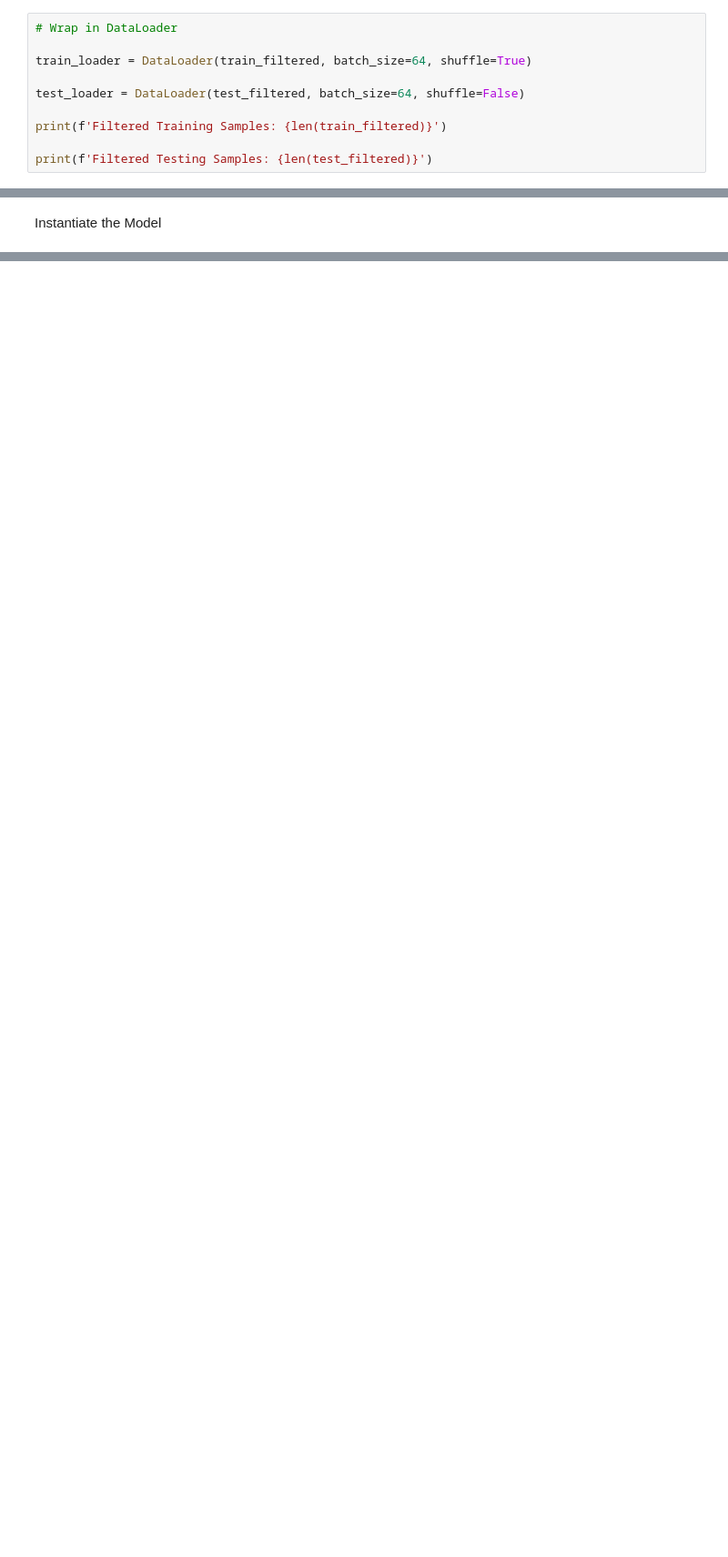
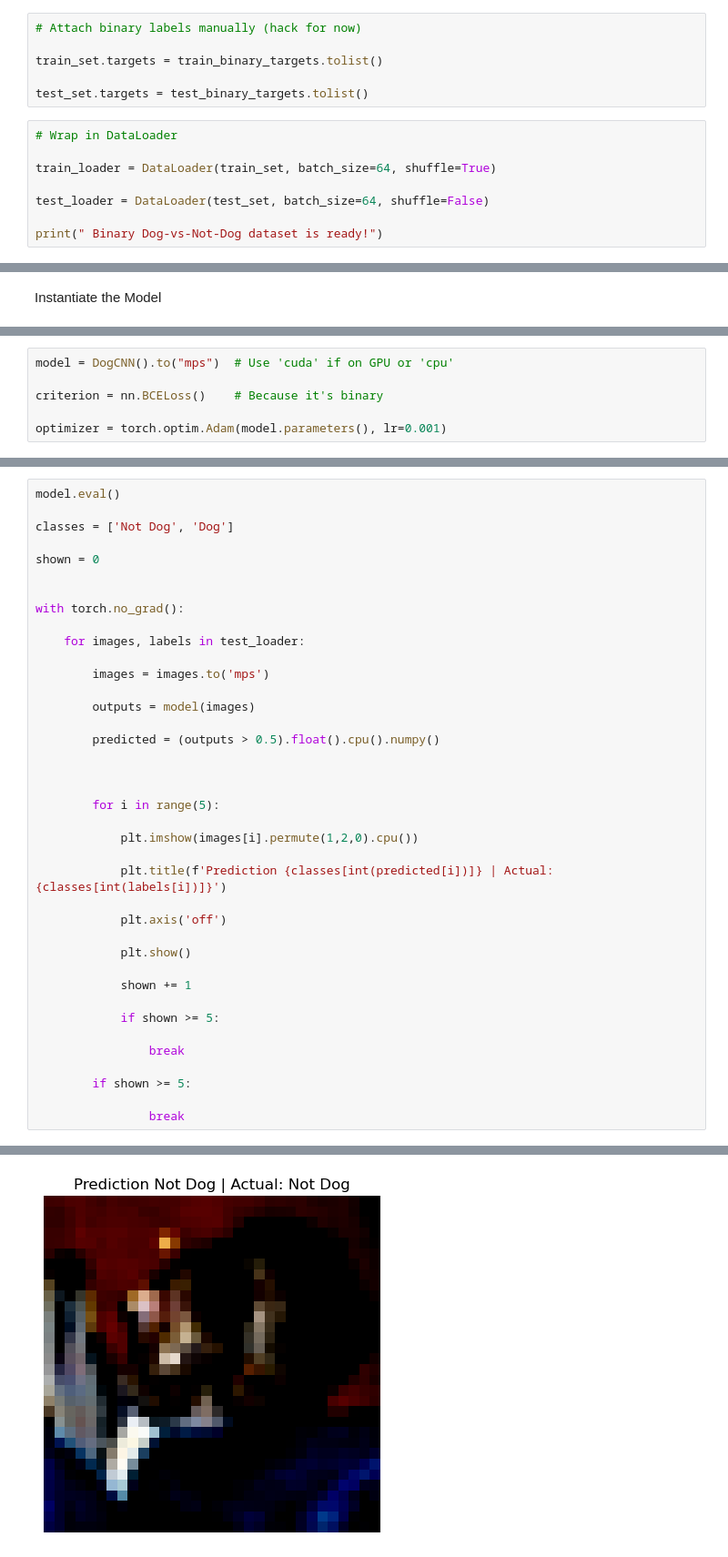
Before and after one commit to vishnuas22/Deep-Learning, a Jupyter notebook: 30.09 Mini CNN Project – Dog vs Not-Dog (CIFAR-10)-.ipynb, the cells around one changed output, grey strips where cells are left out. Shown: that part at 91% size. Drawn from its saved outputs; the diff is of its cells as text; blank space fills up the shorter version.

```diff
--- a/30.09 Mini CNN Project – Dog vs Not-Dog (CIFAR-10)-.ipynb
+++ b/30.09 Mini CNN Project – Dog vs Not-Dog (CIFAR-10)-.ipynb
@@ -46,11 +52,15 @@ test_filtered = filter_dataset(test_data)
+# %%
+# Attach binary labels manually (hack for now)
+
+train_set.targets = train_binary_targets.tolist()
+
+test_set.targets = test_binary_targets.tolist()
 # %%
 # Wrap in DataLoader
 
-train_loader = DataLoader(train_filtered, batch_size=64, shuffle=True)
+train_loader = DataLoader(train_set, batch_size=64, shuffle=True)
 
-test_loader = DataLoader(test_filtered, batch_size=64, shuffle=False)
+test_loader = DataLoader(test_set, batch_size=64, shuffle=False)
 
-print(f'Filtered Training Samples: {len(train_filtered)}')
-
-print(f'Filtered Testing Samples: {len(test_filtered)}')
+print(" Binary Dog-vs-Not-Dog dataset is ready!")
 # %% [output]
@@ -130,0 +119,6 @@ DogNet(
+# %%
+model = DogCNN().to("mps")  # Use 'cuda' if on GPU or 'cpu'
+
+criterion = nn.BCELoss()    # Because it's binary
+
+optimizer = torch.optim.Adam(model.parameters(), lr=0.001)
@@ -130,0 +202,40 @@ DogNet(
+# %%
+model.eval()
+
+classes = ['Not Dog', 'Dog']
+
+shown = 0
+
+
+with torch.no_grad():
+
+    for images, labels in test_loader:
+
+        images = images.to('mps')
+
+        outputs = model(images)
+
+        predicted = (outputs > 0.5).float().cpu().numpy()
+
+
+
+        for i in range(5):
+
+            plt.imshow(images[i].permute(1,2,0).cpu())
+
+            plt.title(f'Prediction {classes[int(predicted[i])]} | Actual: {classes[int(labels[i])]}')
+
+            plt.axis('off')
+
+            plt.show()
+
+            shown += 1
+
+            if shown >= 5:
+
+                break
+
+        if shown >= 5:
+
+                break
+# %% [output]
@@ -130,0 +243 @@ DogNet(
+[figure, added]
```
Also changed, not shown: parts of 23 cells of this notebook.
